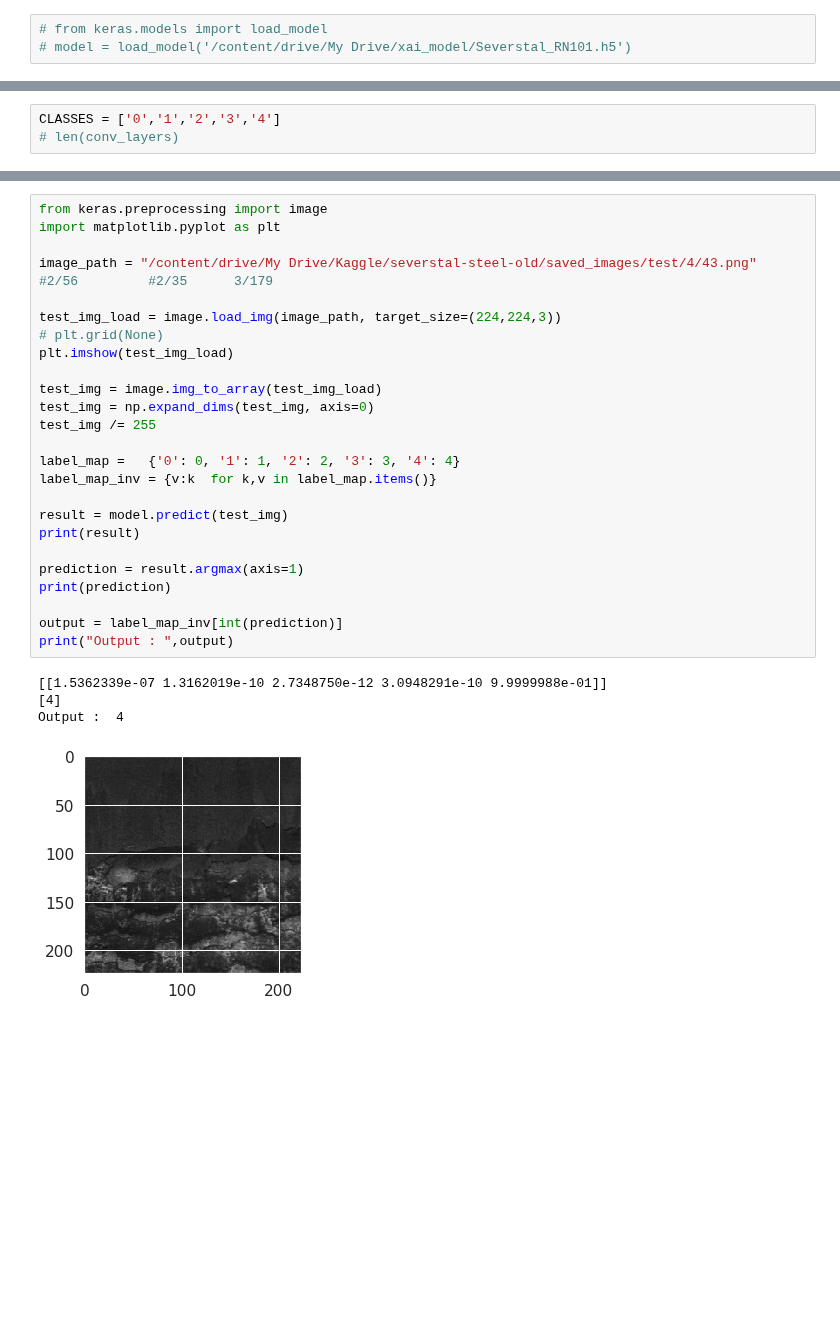
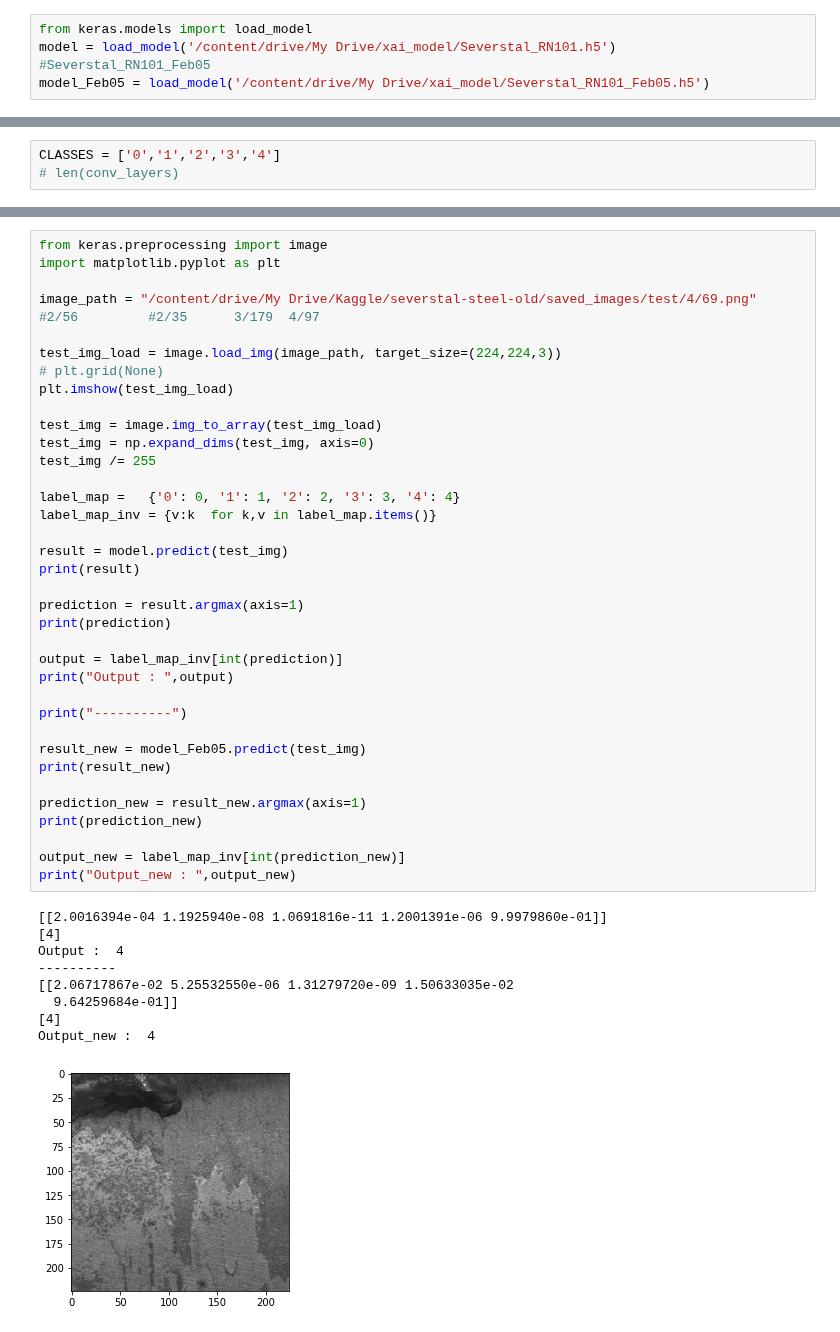
Before and after one commit to mahesh-sudhakar/NEU_XAI, a Jupyter notebook: severstal_play.ipynb, the cells around one changed output, grey strips where cells are left out. Cells and saved outputs as stored; diff of their text form; blank space fills up the shorter version.

```diff
--- a/severstal_play.ipynb
+++ b/severstal_play.ipynb
@@ -931,5 +931,6 @@ plt.savefig('/content/drive/My Drive/xai_model/741_Feb05.jpg')
 # %%
 # prediction
 # %%
-# from keras.models import load_model
-# model = load_model('/content/drive/My Drive/xai_model/Severstal_RN101.h5')
+from keras.models import load_model
+model = load_model('/content/drive/My Drive/xai_model/Severstal_RN101.h5')        #Severstal_RN101_Feb05
+model_Feb05 = load_model('/content/drive/My Drive/xai_model/Severstal_RN101_Feb05.h5')
@@ -1046,33 +1057,49 @@ conv5_block3_3_conv
 # %%
 from keras.preprocessing import image
 import matplotlib.pyplot as plt
 
-image_path = "/content/drive/My Drive/Kaggle/severstal-steel-old/saved_images/test/4/43.png"       #2/56         #2/35      3/179
+image_path = "/content/drive/My Drive/Kaggle/severstal-steel-old/saved_images/test/4/69.png"       #2/56         #2/35      3/179  4/97
 
 test_img_load = image.load_img(image_path, target_size=(224,224,3))
 # plt.grid(None)
 plt.imshow(test_img_load)
 
 test_img = image.img_to_array(test_img_load)
 test_img = np.expand_dims(test_img, axis=0)
 test_img /= 255
 
 label_map =   {'0': 0, '1': 1, '2': 2, '3': 3, '4': 4}
 label_map_inv = {v:k  for k,v in label_map.items()}
 
 result = model.predict(test_img)
 print(result)
 
 prediction = result.argmax(axis=1)
 print(prediction)
 
 output = label_map_inv[int(prediction)]
 print("Output : ",output)
+
+print("----------")
+
+result_new = model_Feb05.predict(test_img)
+print(result_new)
+
+prediction_new = result_new.argmax(axis=1)
+print(prediction_new)
+
+output_new = label_map_inv[int(prediction_new)]
+print("Output_new : ",output_new)
 # %% [output]
-[[1.5362339e-07 1.3162019e-10 2.7348750e-12 3.0948291e-10 9.9999988e-01]]
+[[2.0016394e-04 1.1925940e-08 1.0691816e-11 1.2001391e-06 9.9979860e-01]]
 [4]
 Output :  4
+----------
+[[2.06717867e-02 5.25532550e-06 1.31279720e-09 1.50633035e-02
+  9.64259684e-01]]
+[4]
+Output_new :  4
-[figure, old version]
+[figure, new version]
 # %%
 Y2 = grad_cam(model, alpha, test_img, np.ones((len(test_img), len(CLASSES))), layer, result,
              orig_sz=test_img.shape[1:3], should_upsample=True)
```
Also changed, not shown: parts of 5 cells of this notebook.
